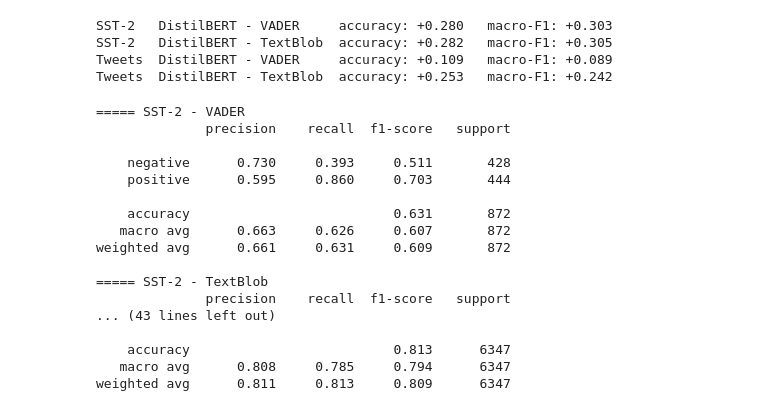
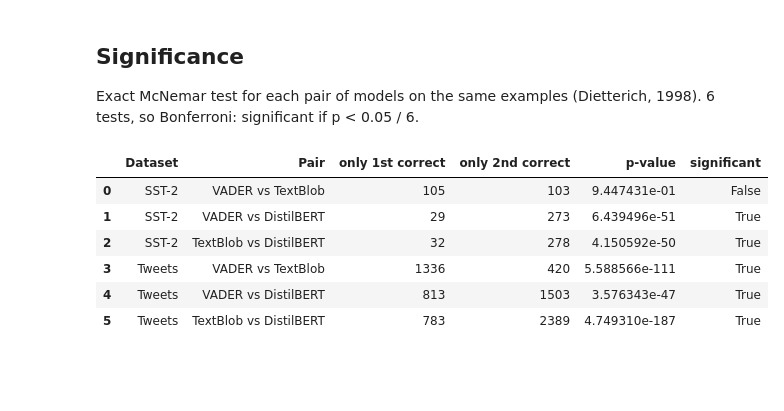
Before and after one commit to kaushal-09/sentiment-lexicon-vs-transformer, a Jupyter notebook: sentiment_comparison.ipynb, the cells around one changed output. Drawn from its saved outputs; the diff is of its cells as text; code cells hidden in the pictures; blank space fills up the shorter version.

```diff
--- a/sentiment_comparison.ipynb
+++ b/sentiment_comparison.ipynb
@@ -81,5 +48,12 @@ label
 0    428
 Name: count, dtype: int64
 # %%
-df.sample(8, random_state=1)
+# TweetEval sentiment: 0 = negative, 1 = neutral, 2 = positive
+# neutral tweets are dropped so it's the same binary task. raw text, user names are already "@user"
+tw = load_dataset("cardiffnlp/tweet_eval", "sentiment")["test"].to_pandas()
+tw = tw[tw["label"] != 1].reset_index(drop=True)
+tw["label"] = (tw["label"] == 2).astype(int)
+tw = tw.rename(columns={"text": "sentence"})
+print(len(tw), "tweets")
+print(tw["label"].value_counts())
 # %% [output]
@@ -144,0 +120,7 @@ The tweets are raw text. In TweetEval, user names are already replaced by "@user
+# %%
+# H2: how far ahead DistilBERT is on each dataset
+for dname in data_sets:
+    m = metrics[metrics["Dataset"] == dname].set_index("Model")[["Accuracy", "Macro-F1"]]
+    for lex in ["VADER", "TextBlob"]:
+        gap = m.loc["DistilBERT"] - m.loc[lex]
+        print(dname, "DistilBERT -", lex, " acc %+.3f  macro-F1 %+.3f" % (gap["Accuracy"], gap["Macro-F1"]))
@@ -228,37 +188,29 @@ metrics.round(3)
-# %%
-# H2: how much better is DistilBERT than each lexicon model, per dataset
-for dname in data_sets:
-    m = metrics[metrics["Dataset"] == dname].set_index("Model")
-    for lex in ["VADER", "TextBlob"]:
-        print("%-7s DistilBERT - %-8s  accuracy: %+.3f   macro-F1: %+.3f" % (
-            dname, lex,
-            m.loc["DistilBERT", "Accuracy"] - m.loc[lex, "Accuracy"],
-            m.loc["DistilBERT", "Macro-F1"] - m.loc[lex, "Macro-F1"]))
-# %% [output]
-SST-2   DistilBERT - VADER     accuracy: +0.280   macro-F1: +0.303
-SST-2   DistilBERT - TextBlob  accuracy: +0.282   macro-F1: +0.305
-Tweets  DistilBERT - VADER     accuracy: +0.109   macro-F1: +0.089
-Tweets  DistilBERT - TextBlob  accuracy: +0.253   macro-F1: +0.242
+# %% [markdown]
+## Significance
+
+Exact McNemar test for each pair of models on the same examples (Dietterich, 1998). 6 tests, so Bonferroni: significant if p < 0.05 / 6.
 # %%
+pairs = [("VADER", "TextBlob"), ("VADER", "DistilBERT"), ("TextBlob", "DistilBERT")]
+n_tests = len(pairs) * len(data_sets)
+
+rows = []
 for dname, data in data_sets.items():
-    for mname, col in models.items():
-        print("=====", dname, "-", mname)
-        print(classification_report(data["label"], data[col], target_names=["negative", "positive"], digits=3))
+    for a, b in pairs:
+        a_ok = data[a.lower() + "_correct"]
+        b_ok = data[b.lower() + "_correct"]
+        table = [[(a_ok & b_ok).sum(), (a_ok & ~b_ok).sum()],
+                 [(~a_ok & b_ok).sum(), (~a_ok & ~b_ok).sum()]]
+        p = mcnemar(table, exact=True).pvalue
+        rows.append([dname, a + " vs " + b, table[0][1], table[1][0], p, p < 0.05 / n_tests])
+
+sig = pd.DataFrame(rows, columns=["Dataset", "Pair", "only 1st correct", "only 2nd correct", "p-value", "significant"])
+sig.to_csv("results/mcnemar.csv", index=False)
+sig
 # %% [output]
-===== SST-2 - VADER
-              precision    recall  f1-score   support
-
-    negative      0.730     0.393     0.511       428
-    positive      0.595     0.860     0.703       444
-
-    accuracy                          0.631       872
-   macro avg      0.663     0.626     0.607       872
-weighted avg      0.661     0.631     0.609       872
-
-===== SST-2 - TextBlob
-              precision    recall  f1-score   support
-... (43 lines left out)
-
-    accuracy                          0.813      6347
-   macro avg      0.808     0.785     0.794      6347
-weighted avg      0.811     0.813     0.809      6347
+|  | Dataset | Pair | only 1st correct | only 2nd correct | p-value | significant |
+| 0 | SST-2 | VADER vs TextBlob | 105 | 103 | 9.447431e-01 | False |
+| 1 | SST-2 | VADER vs DistilBERT | 29 | 273 | 6.439496e-51 | True |
+| 2 | SST-2 | TextBlob vs DistilBERT | 32 | 278 | 4.150592e-50 | True |
+| 3 | Tweets | VADER vs TextBlob | 1336 | 420 | 5.588566e-111 | True |
+| 4 | Tweets | VADER vs DistilBERT | 813 | 1503 | 3.576343e-47 | True |
+| 5 | Tweets | TextBlob vs DistilBERT | 783 | 2389 | 4.749310e-187 | True |
```
Also changed, not shown: parts of 44 cells of this notebook, 15 other files.
